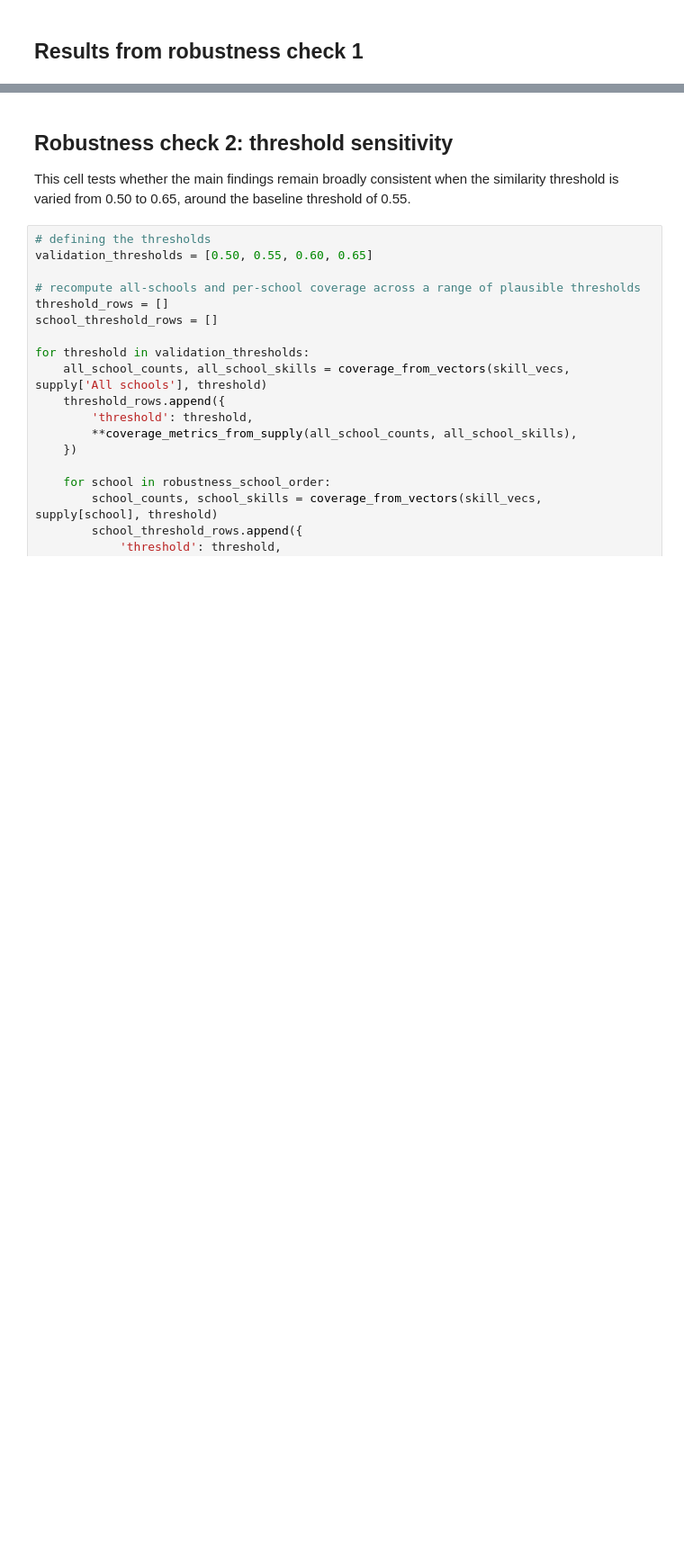
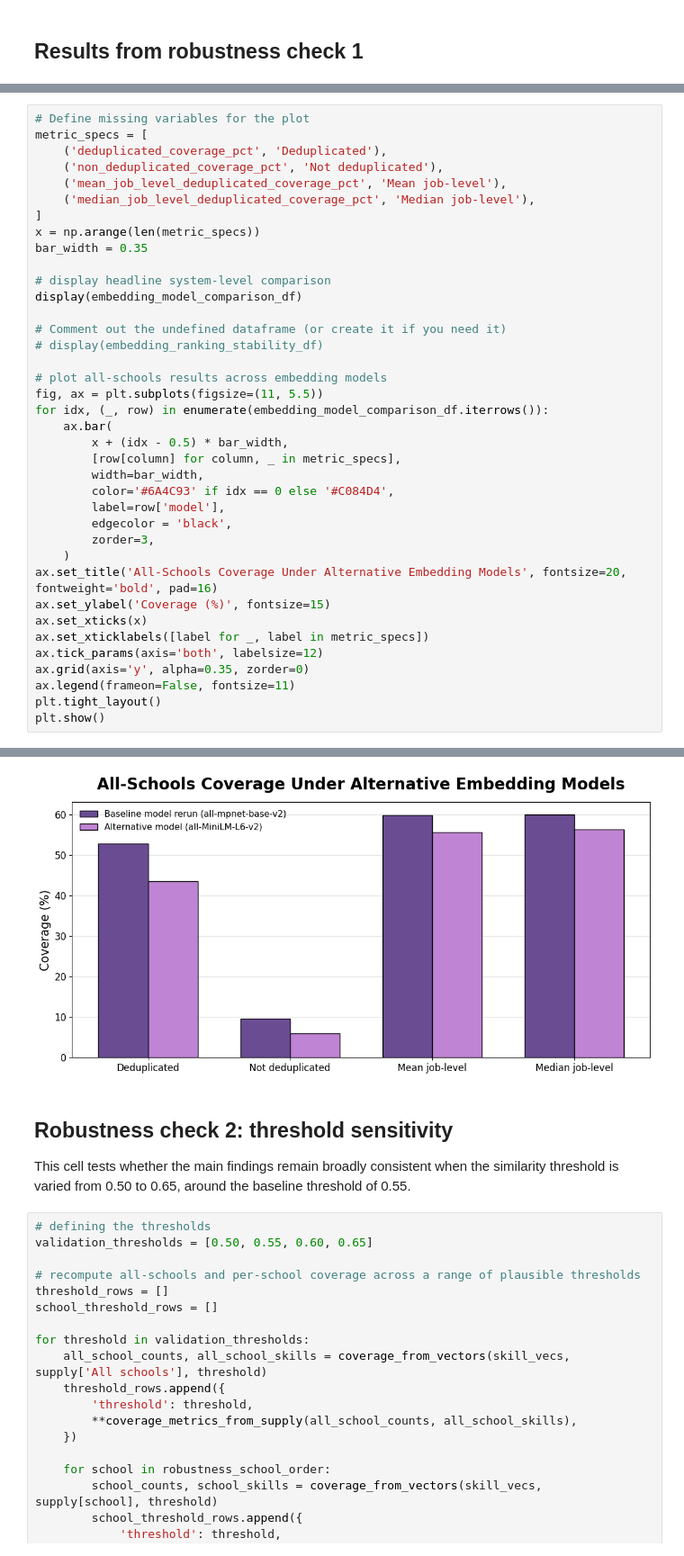
Before and after one commit to annikaljy/dsa4264, a Jupyter notebook: notebooks/system_wide_analysis.ipynb, the cells around one changed output, grey strips where cells are left out. Shown at 90% size. Drawn from its saved outputs; the diff is of its cells as text; blank space fills up the shorter version.

```diff
--- a/notebooks/system_wide_analysis.ipynb
+++ b/notebooks/system_wide_analysis.ipynb
@@ -537,0 +525,39 @@ plt.show()
+# %%
+# Define missing variables for the plot
+metric_specs = [
+    ('deduplicated_coverage_pct', 'Deduplicated'),
+    ('non_deduplicated_coverage_pct', 'Not deduplicated'),
+    ('mean_job_level_deduplicated_coverage_pct', 'Mean job-level'),
+    ('median_job_level_deduplicated_coverage_pct', 'Median job-level'),
+]
+x = np.arange(len(metric_specs))
+bar_width = 0.35
+
+# display headline system-level comparison
+display(embedding_model_comparison_df)
+
+# Comment out the undefined dataframe (or create it if you need it)
+# display(embedding_ranking_stability_df)
+
+# plot all-schools results across embedding models
+fig, ax = plt.subplots(figsize=(11, 5.5))
+for idx, (_, row) in enumerate(embedding_model_comparison_df.iterrows()):
+    ax.bar(
+        x + (idx - 0.5) * bar_width,
+        [row[column] for column, _ in metric_specs],
+        width=bar_width,
+        color='#6A4C93' if idx == 0 else '#C084D4',
+        label=row['model'],
+        edgecolor = 'black',
+        zorder=3,
+    )
+ax.set_title('All-Schools Coverage Under Alternative Embedding Models', fontsize=20, fontweight='bold', pad=16)
+ax.set_ylabel('Coverage (%)', fontsize=15)
+ax.set_xticks(x)
+ax.set_xticklabels([label for _, label in metric_specs])
+ax.tick_params(axis='both', labelsize=12)
+ax.grid(axis='y', alpha=0.35, zorder=0)
+ax.legend(frameon=False, fontsize=11)
+plt.tight_layout()
+plt.show()
+# %% [output]
@@ -538,3 +567,4 @@ plt.show()
+[figure, added]
 # %% [markdown]
 ## Robustness check 2: threshold sensitivity
 This cell tests whether the main findings remain broadly consistent when the similarity threshold is varied from 0.50 to 0.65, around the baseline threshold of 0.55.
```
Also changed, not shown: parts of 4 cells of this notebook.
